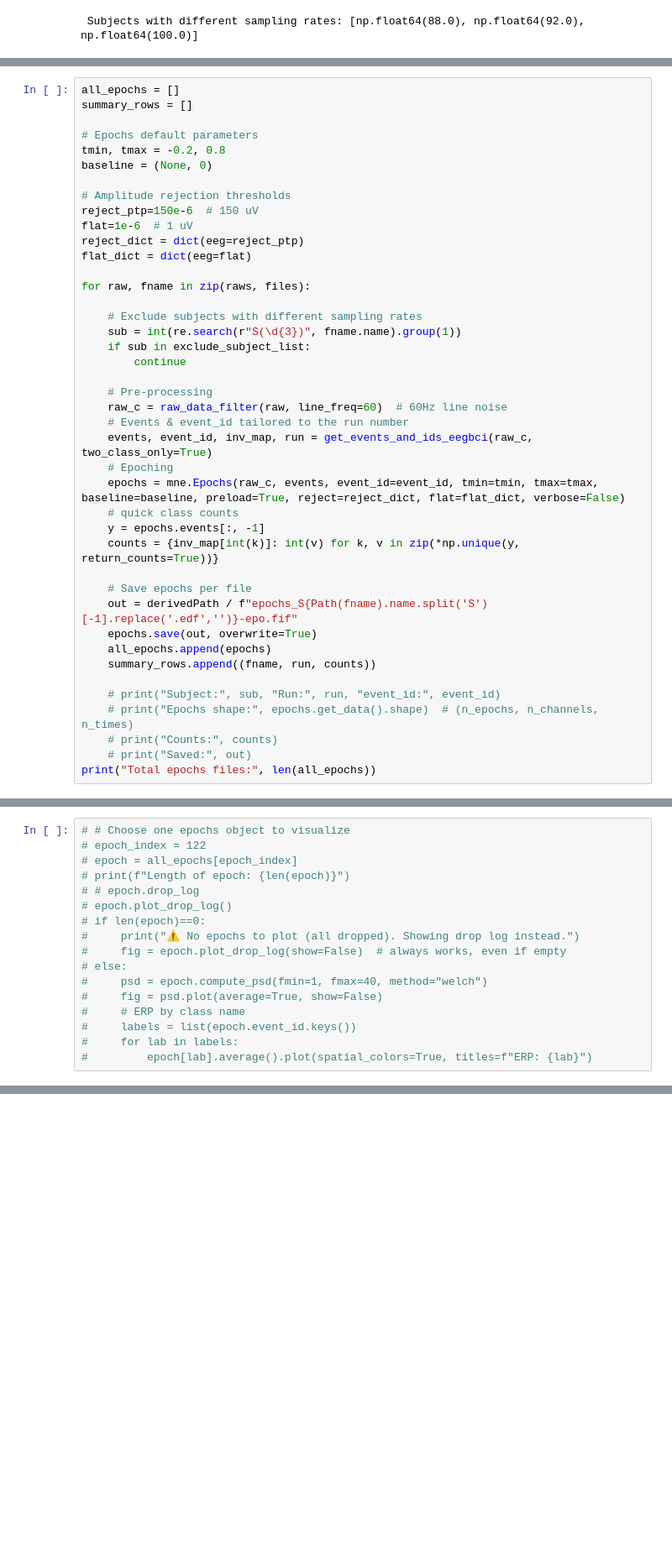
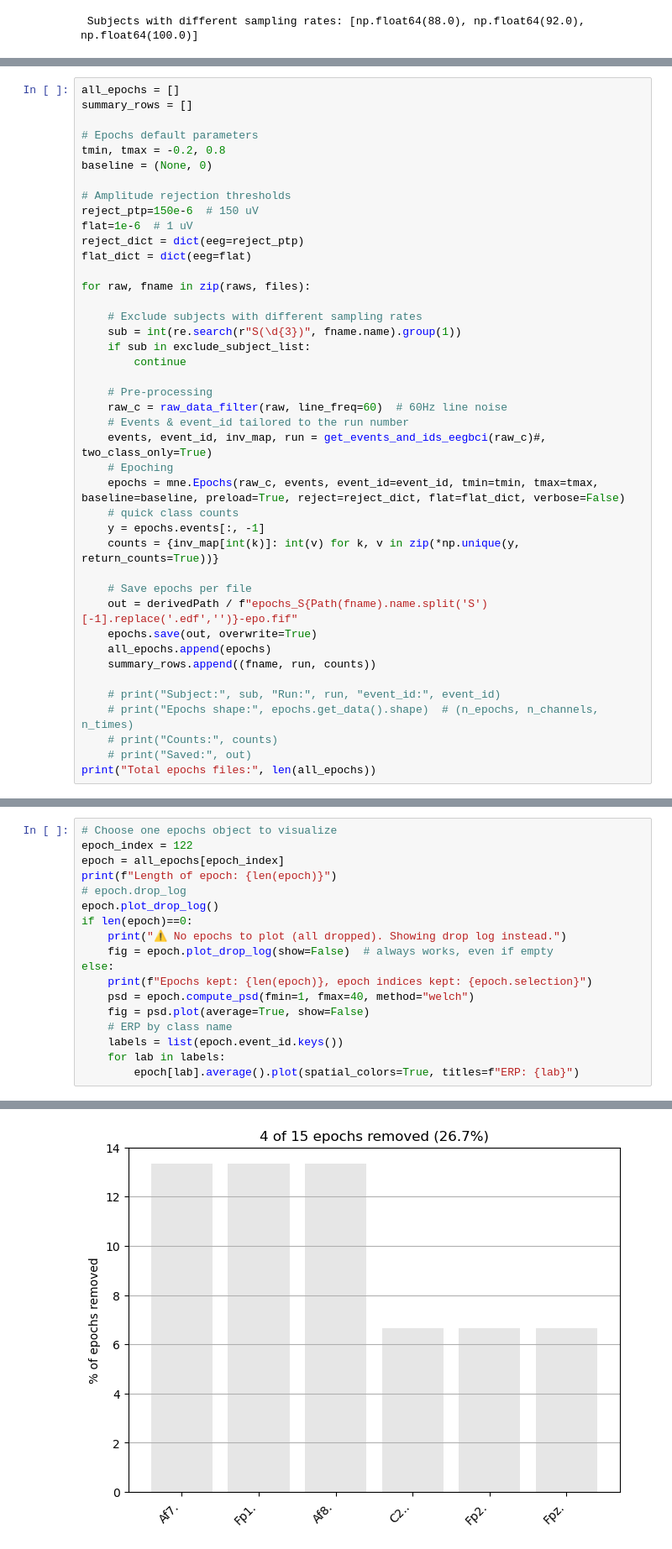
Before and after one commit to sumachinta/Motor-Imagery-EEG-Classifier, a Jupyter notebook: notebooks/02_epoching.ipynb, the cells around one changed output, grey strips where cells are left out. Shown: that part at 84% size. Drawn from its saved outputs; the diff is of its cells as text; blank space fills up the shorter version.

Commit message:
updated make epochs usage

```diff
--- a/notebooks/02_epoching.ipynb
+++ b/notebooks/02_epoching.ipynb
@@ -94,7 +93,7 @@ for raw, fname in zip(raws, files):
     # Pre-processing
     raw_c = raw_data_filter(raw, line_freq=60)  # 60Hz line noise
     # Events & event_id tailored to the run number
-    events, event_id, inv_map, run = get_events_and_ids_eegbci(raw_c, two_class_only=True)
+    events, event_id, inv_map, run = get_events_and_ids_eegbci(raw_c)#, two_class_only=True)
     # Epoching
     epochs = mne.Epochs(raw_c, events, event_id=event_id, tmin=tmin, tmax=tmax, baseline=baseline, preload=True, reject=reject_dict, flat=flat_dict, verbose=False)
     # quick class counts
@@ -115,17 +116,19 @@ print("Total epochs files:", len(all_epochs))
 # %%
-# # Choose one epochs object to visualize
-# epoch_index = 122
-# epoch = all_epochs[epoch_index]
-# print(f"Length of epoch: {len(epoch)}")
-# # epoch.drop_log
-# epoch.plot_drop_log()
-# if len(epoch)==0:
-#     print("⚠️ No epochs to plot (all dropped). Showing drop log instead.")
-#     fig = epoch.plot_drop_log(show=False)  # always works, even if empty
-# else:
-#     psd = epoch.compute_psd(fmin=1, fmax=40, method="welch")
-#     fig = psd.plot(average=True, show=False)
-#     # ERP by class name
-#     labels = list(epoch.event_id.keys())
-#     for lab in labels:
-#         epoch[lab].average().plot(spatial_colors=True, titles=f"ERP: {lab}")
+# Choose one epochs object to visualize
+epoch_index = 122
+epoch = all_epochs[epoch_index]
+print(f"Length of epoch: {len(epoch)}")
+# epoch.drop_log
+epoch.plot_drop_log()
+if len(epoch)==0:
+    print("⚠️ No epochs to plot (all dropped). Showing drop log instead.")
+    fig = epoch.plot_drop_log(show=False)  # always works, even if empty
+else:
+    print(f"Epochs kept: {len(epoch)}, epoch indices kept: {epoch.selection}")
+    psd = epoch.compute_psd(fmin=1, fmax=40, method="welch")
+    fig = psd.plot(average=True, show=False)
+    # ERP by class name
+    labels = list(epoch.event_id.keys())
+    for lab in labels:
+        epoch[lab].average().plot(spatial_colors=True, titles=f"ERP: {lab}")
+# %% [output]
@@ -131,0 +136 @@ print("Total epochs files:", len(all_epochs))
+[figure, added]
```
Also changed, not shown: parts of 8 cells of this notebook.
